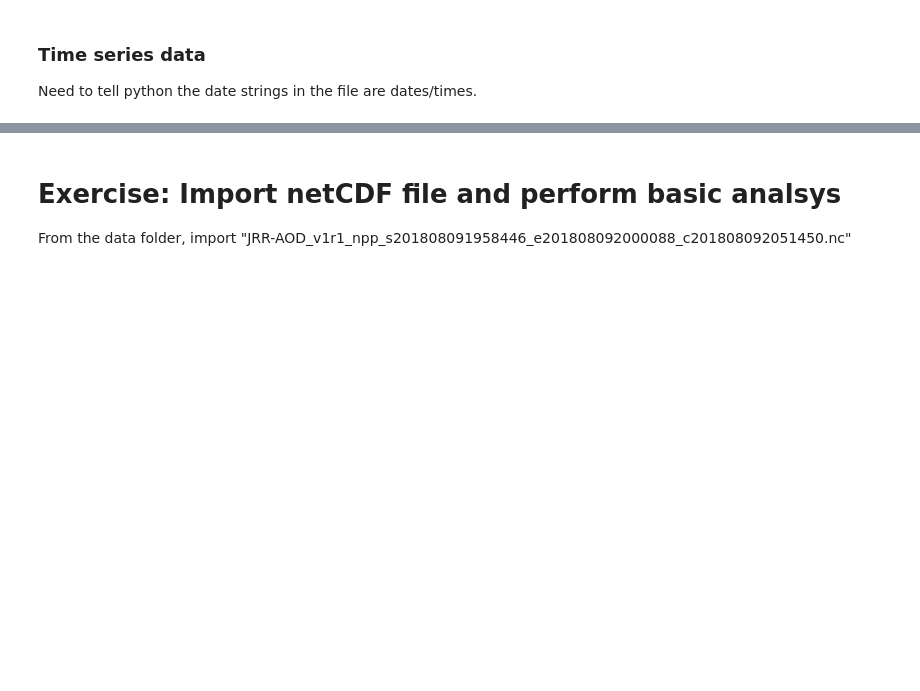
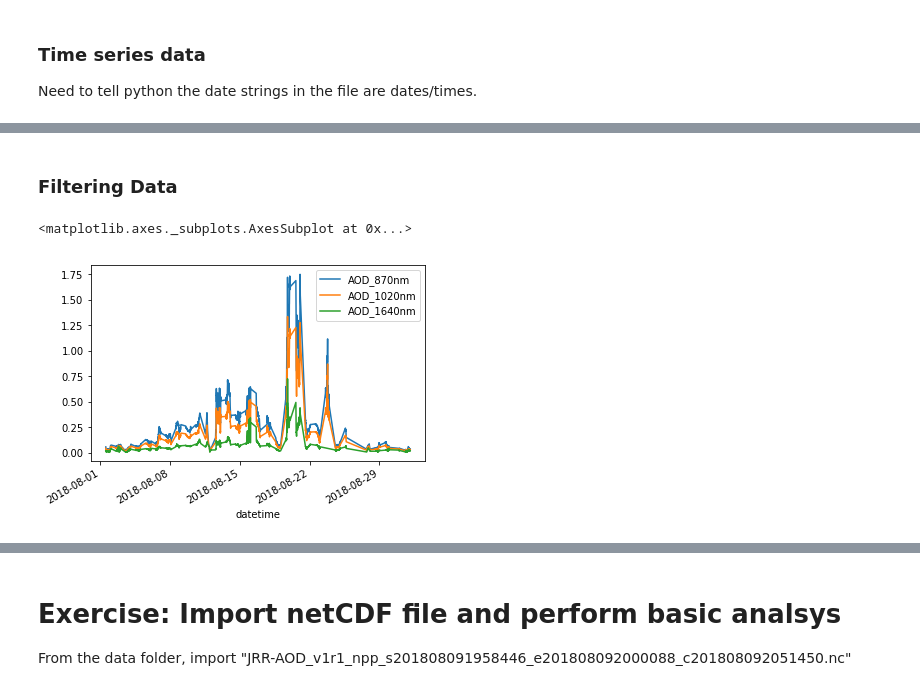
Before and after one commit to eviatarbach/ncep-lectures, a Jupyter notebook: python-lab-1.ipynb, the cells around one changed output, grey strips where cells are left out. Saved outputs shown, nothing was run; the diff lists cells and outputs as text; code cells hidden in the pictures; blank space fills up the shorter version.

```diff
--- a/python-lab-1.ipynb
+++ b/python-lab-1.ipynb
@@ -207,0 +258,14 @@ There's a built in netCDF4 and HDF library.
+# %% [markdown]
+### Filtering Data
+# %%
+fig = plt.figure()
+ax = plt.gca()
+aeronetStaPNNL.plot(x='datetime', y='AOD_870nm', ax=ax)
+aeronetStaPNNL.plot(x='datetime', y='AOD_1020nm', ax=ax)
+#aeronetStaPNNL.plot(kind='line', x='datetime', y='AOD_1640nm', ax=ax)
+
+# Filter out missing values by only using aeronetStaPNNL['AOD_1640nm'] > 0
+aeronetStaPNNL[aeronetStaPNNL['AOD_1640nm'] > 0].plot(x='datetime', y='AOD_1640nm', ax=ax)
+# %% [output]
+<matplotlib.axes._subplots.AxesSubplot at 0x...>
+[figure, added]
```
Also changed, not shown: parts of 34 cells of this notebook.
